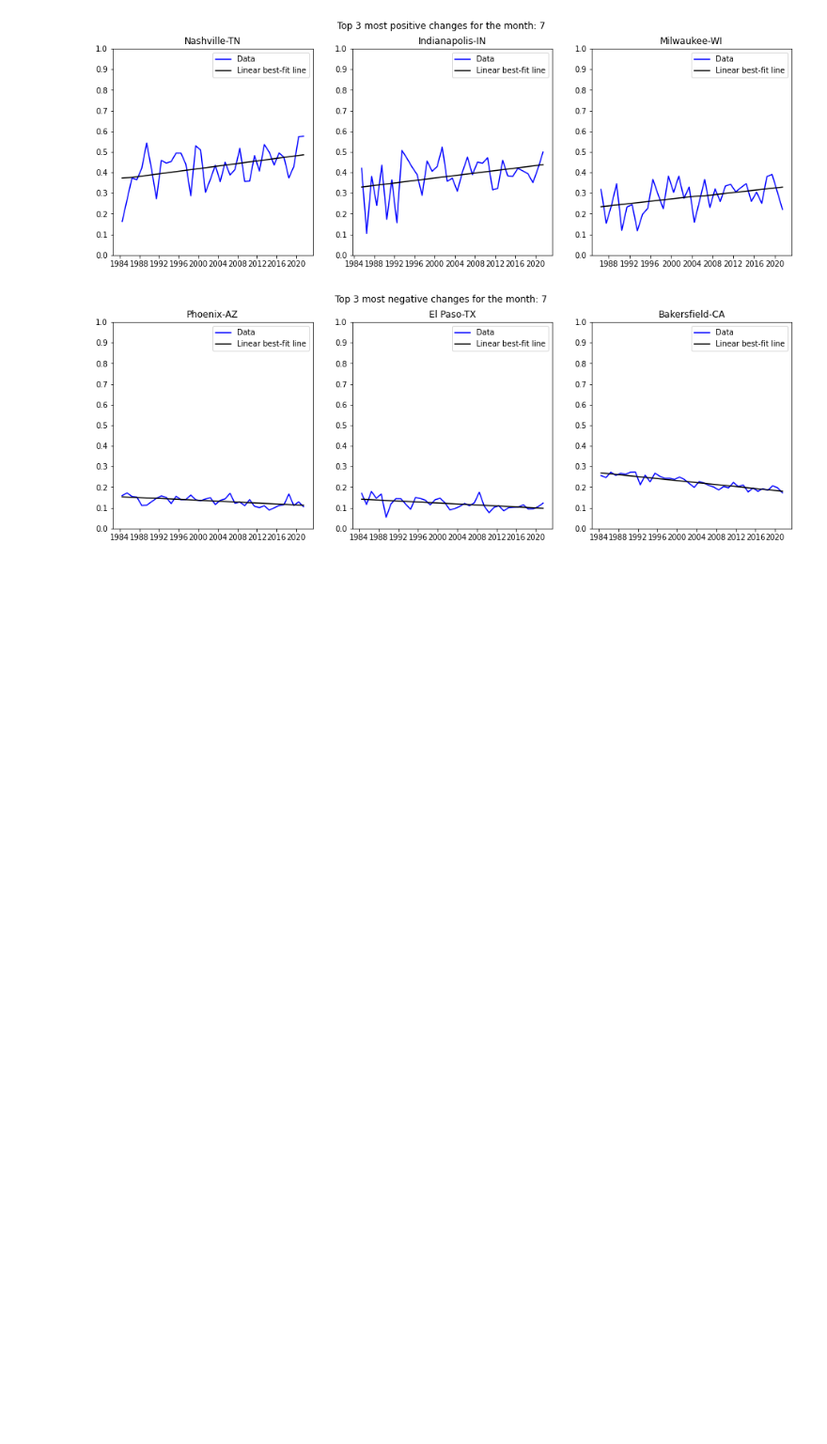
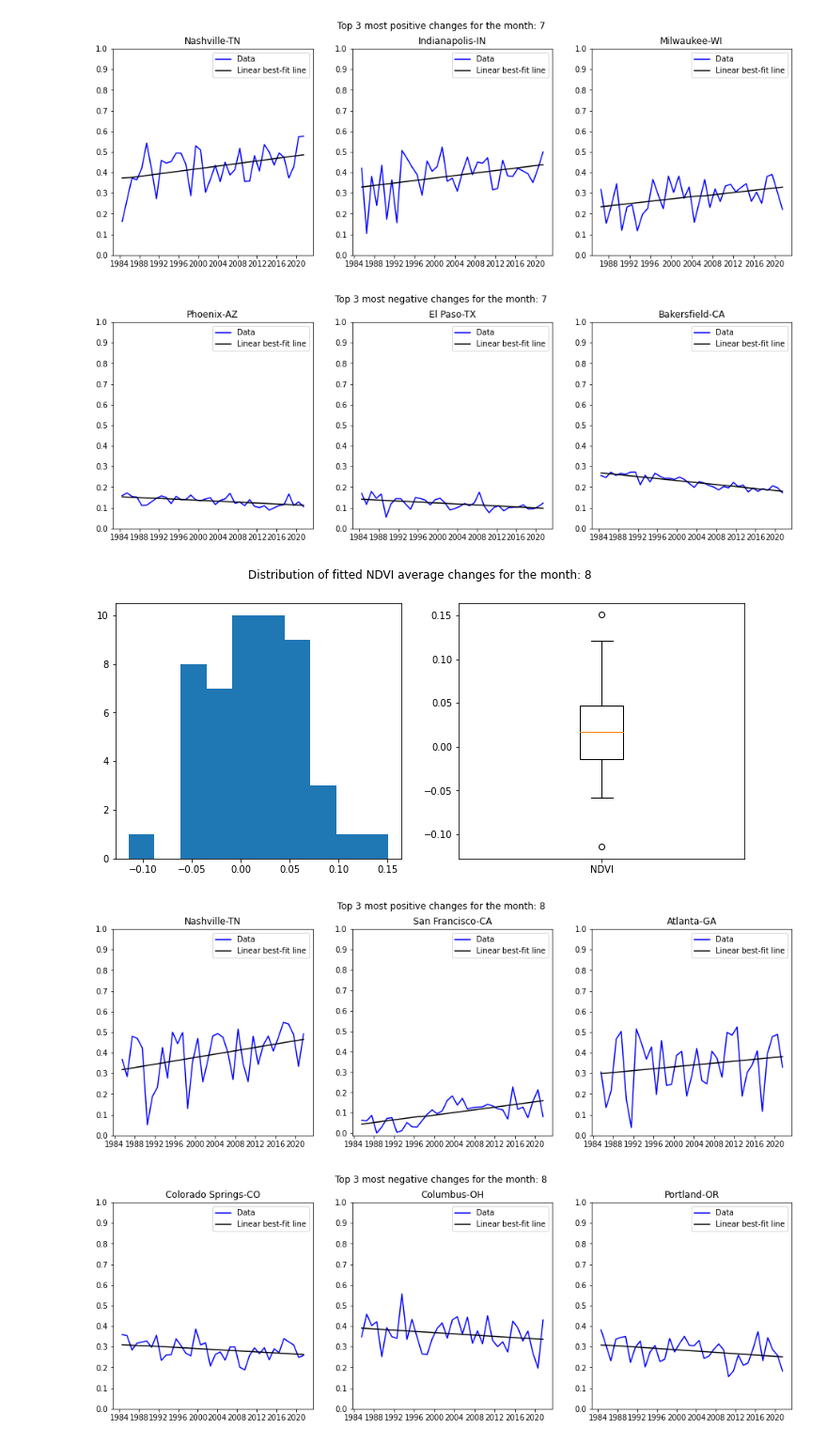
Before and after one commit to mudolucas/ds-for-sg-tutorial, a Jupyter notebook: notebooks/Most Populous Cities EDA.ipynb, the cells around one changed output. Shown at 94% size. Drawn from its saved outputs; the diff is of its cells as text; code cells hidden in the pictures; blank space fills up the shorter version.

```diff
--- a/notebooks/Most Populous Cities EDA.ipynb
+++ b/notebooks/Most Populous Cities EDA.ipynb
@@ -299,3 +301,9 @@ show_top_k_changes(7)
 [figure]
 [figure]
 [figure]
+# %%
+show_top_k_changes(8)
+# %% [output]
+[figure, added]
+[figure, added]
+[figure, added]
```
Also changed, not shown: parts of 1 cell of this notebook.
